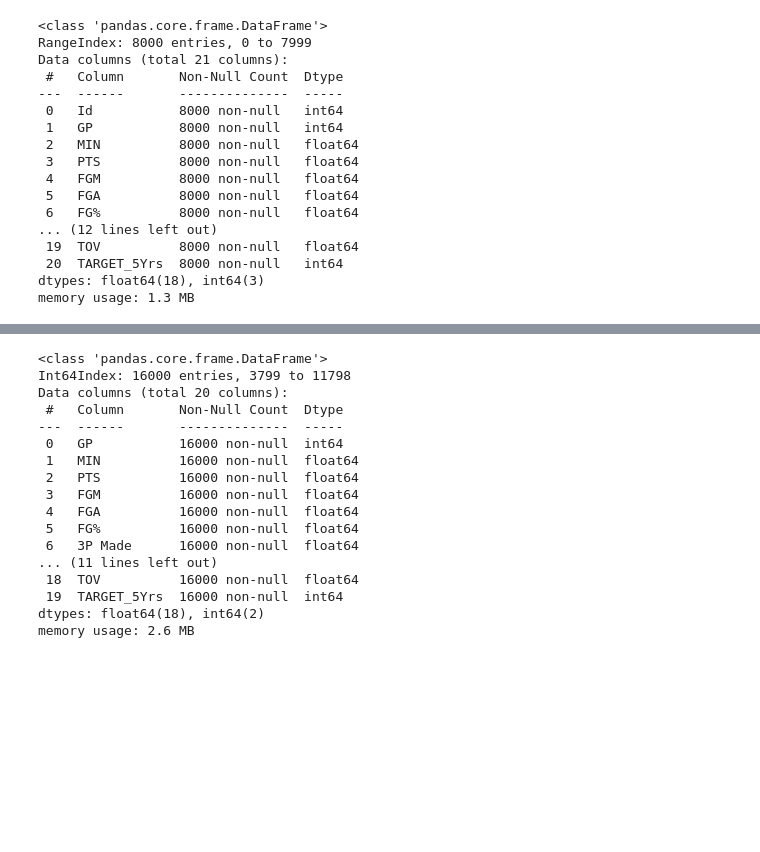
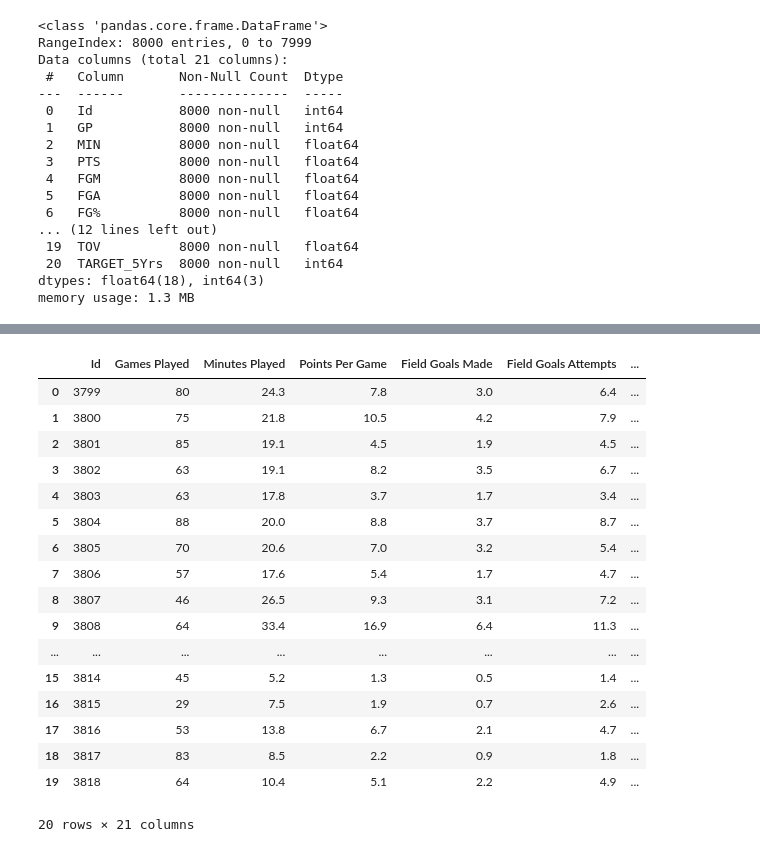
Before and after one commit to aprilgum/adv-dsi-2022-at1-grp4, a Jupyter notebook: nba-career-prediction/notebooks/nommesen_april-week1-EDA.ipynb, the cells around one changed output, grey strips where cells are left out. Saved outputs shown, nothing was run; the diff lists cells and outputs as text; code cells hidden in the pictures; blank space fills up the shorter version.

```diff
--- a/nba-career-prediction/notebooks/nommesen_april-week1-EDA.ipynb
+++ b/nba-career-prediction/notebooks/nommesen_april-week1-EDA.ipynb
@@ -123,20 +82,43 @@ df_all.describe()
-# %%
-df_all.info()
-# %% [output]
-<class 'pandas.core.frame.DataFrame'>
-Int64Index: 16000 entries, 3799 to 11798
-Data columns (total 20 columns):
- #   Column       Non-Null Count  Dtype
----  ------       --------------  -----
- 0   GP           16000 non-null  int64
- 1   MIN          16000 non-null  float64
- 2   PTS          16000 non-null  float64
- 3   FGM          16000 non-null  float64
- 4   FGA          16000 non-null  float64
- 5   FG%          16000 non-null  float64
- 6   3P Made      16000 non-null  float64
-... (11 lines left out)
- 18  TOV          16000 non-null  float64
- 19  TARGET_5Yrs  16000 non-null  int64
-dtypes: float64(18), int64(2)
-memory usage: 2.6 MB
+# %%
+df_main = df_2022_train.rename(columns = {
+    'GP':'Games Played',
+    'MIN':'Minutes Played',
+    'PTS':'Points Per Game',
+    'FGM' : 'Field Goals Made',
+    'FGA' : 'Field Goals Attempts',
+    'FG%' : 'Field Goals Percent',
+    '3P Made' : '3Points Made',
+    '3PA' : '3Points Attempts',
+    '3P%' : '3Points Percent',
+    'FTM' : 'Free Throw Made',
+    'FTA' : 'Free Throw Attempts',
+    'FT%' : 'Free Throw Percent',
+    'OREB' : 'Offensive Rebounds',
+    'DREB' : 'Defensive Rebounds',
+    'REB' : 'Rebounds',
+    'AST' : 'Assists',
+    'STL' : 'Steals',
+    'BLK' : 'Blocks',
+    'TOV' : 'Turnovers'
+    })
+
+df_main.head(20)
+# %% [output]
+|  | Id | Games Played | Minutes Played | Points Per Game | Field Goals Made | Field Goals Attempts | ... |
+| 0 | 3799 | 80 | 24.3 | 7.8 | 3.0 | 6.4 | ... |
+| 1 | 3800 | 75 | 21.8 | 10.5 | 4.2 | 7.9 | ... |
+| 2 | 3801 | 85 | 19.1 | 4.5 | 1.9 | 4.5 | ... |
+| 3 | 3802 | 63 | 19.1 | 8.2 | 3.5 | 6.7 | ... |
+| 4 | 3803 | 63 | 17.8 | 3.7 | 1.7 | 3.4 | ... |
+| 5 | 3804 | 88 | 20.0 | 8.8 | 3.7 | 8.7 | ... |
+| 6 | 3805 | 70 | 20.6 | 7.0 | 3.2 | 5.4 | ... |
+| 7 | 3806 | 57 | 17.6 | 5.4 | 1.7 | 4.7 | ... |
+| 8 | 3807 | 46 | 26.5 | 9.3 | 3.1 | 7.2 | ... |
+| 9 | 3808 | 64 | 33.4 | 16.9 | 6.4 | 11.3 | ... |
+| ... | ... | ... | ... | ... | ... | ... | ... |
+| 15 | 3814 | 45 | 5.2 | 1.3 | 0.5 | 1.4 | ... |
+| 16 | 3815 | 29 | 7.5 | 1.9 | 0.7 | 2.6 | ... |
+| 17 | 3816 | 53 | 13.8 | 6.7 | 2.1 | 4.7 | ... |
+| 18 | 3817 | 83 | 8.5 | 2.2 | 0.9 | 1.8 | ... |
+| 19 | 3818 | 64 | 10.4 | 5.1 | 2.2 | 4.9 | ... |
+20 rows × 21 columns
```
Also changed, not shown: parts of 29 cells of this notebook.
